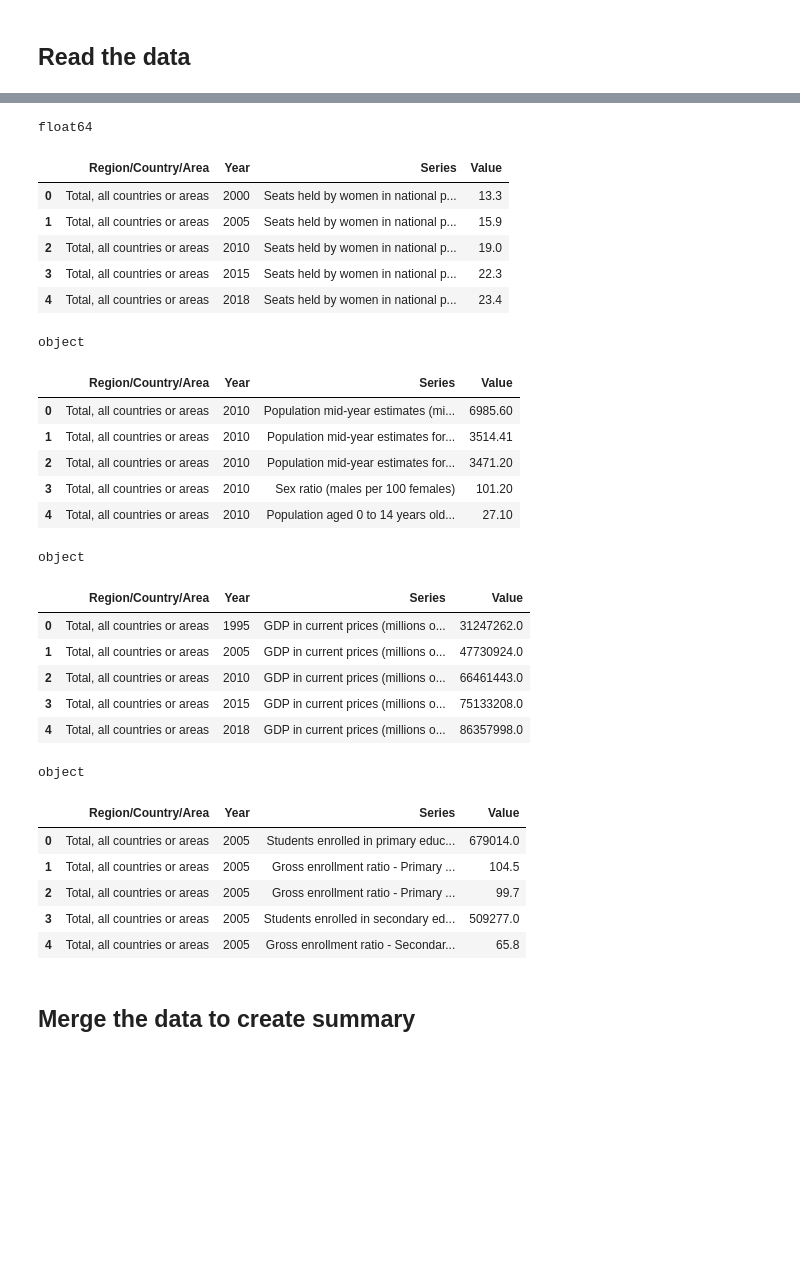
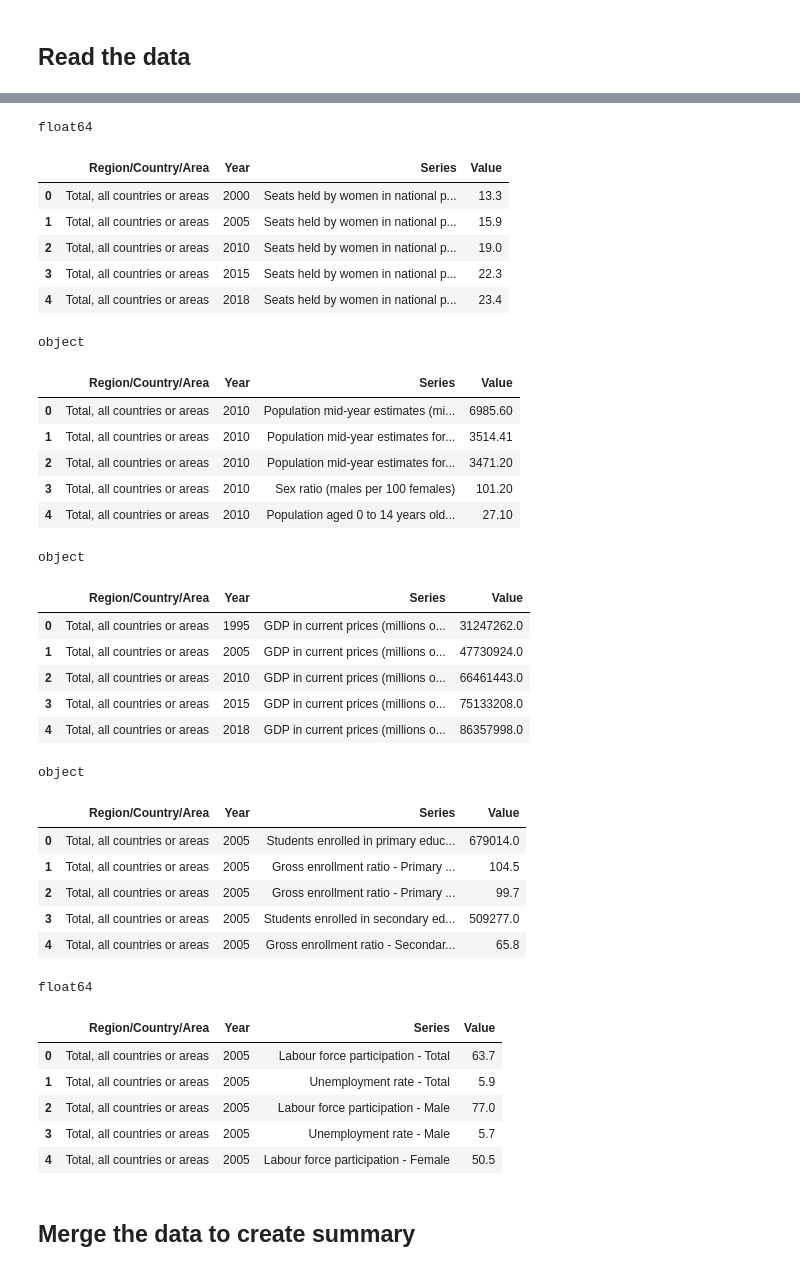
Before and after one commit to sreedevigattu/womeningovt, a Jupyter notebook: generateDS.ipynb, the cells around one changed output, grey strips where cells are left out. Saved outputs shown, nothing was run; the diff lists cells and outputs as text; code cells hidden in the pictures; blank space fills up the shorter version.

```diff
--- a/generateDS.ipynb
+++ b/generateDS.ipynb
@@ -14,7 +20,8 @@ This could be done either in excel or using mysql. Once this is approved, we can
 CSVs = [ "Seats held by women in Parliament.csv",
         "Population, Surface Area and Density.csv" ,
         "GDP and GDP Per Capita.csv",
-        "Education.csv"]
+        "Education.csv",
+        "Labour Force and Unemployment.csv"]
 COLS = ["Region/Country/Area", "Year", "Series", "Value"]
 COLS_INDEX = ['Region/Country/Area', 'Year']
 DFs = {}
@@ -37,33 +44,40 @@ for csv in CSVs:
 | 3 | Australia and New Zealand | Region |
 | 4 | Caribbean | Region |
 float64
 |  | Region/Country/Area | Year | Series | Value |
 | 0 | Total, all countries or areas | 2000 | Seats held by women in national p... | 13.3 |
 | 1 | Total, all countries or areas | 2005 | Seats held by women in national p... | 15.9 |
 | 2 | Total, all countries or areas | 2010 | Seats held by women in national p... | 19.0 |
 | 3 | Total, all countries or areas | 2015 | Seats held by women in national p... | 22.3 |
 | 4 | Total, all countries or areas | 2018 | Seats held by women in national p... | 23.4 |
 object
 |  | Region/Country/Area | Year | Series | Value |
 | 0 | Total, all countries or areas | 2010 | Population mid-year estimates (mi... | 6985.60 |
 | 1 | Total, all countries or areas | 2010 | Population mid-year estimates for... | 3514.41 |
 | 2 | Total, all countries or areas | 2010 | Population mid-year estimates for... | 3471.20 |
 | 3 | Total, all countries or areas | 2010 | Sex ratio (males per 100 females) | 101.20 |
 | 4 | Total, all countries or areas | 2010 | Population aged 0 to 14 years old... | 27.10 |
 object
 |  | Region/Country/Area | Year | Series | Value |
 | 0 | Total, all countries or areas | 1995 | GDP in current prices (millions o... | 31247262.0 |
 | 1 | Total, all countries or areas | 2005 | GDP in current prices (millions o... | 47730924.0 |
 | 2 | Total, all countries or areas | 2010 | GDP in current prices (millions o... | 66461443.0 |
 | 3 | Total, all countries or areas | 2015 | GDP in current prices (millions o... | 75133208.0 |
 | 4 | Total, all countries or areas | 2018 | GDP in current prices (millions o... | 86357998.0 |
 object
 |  | Region/Country/Area | Year | Series | Value |
 | 0 | Total, all countries or areas | 2005 | Students enrolled in primary educ... | 679014.0 |
 | 1 | Total, all countries or areas | 2005 | Gross enrollment ratio - Primary ... | 104.5 |
 | 2 | Total, all countries or areas | 2005 | Gross enrollment ratio - Primary ... | 99.7 |
 | 3 | Total, all countries or areas | 2005 | Students enrolled in secondary ed... | 509277.0 |
 | 4 | Total, all countries or areas | 2005 | Gross enrollment ratio - Secondar... | 65.8 |
+float64
+|  | Region/Country/Area | Year | Series | Value |
+| 0 | Total, all countries or areas | 2005 | Labour force participation - Total | 63.7 |
+| 1 | Total, all countries or areas | 2005 | Unemployment rate - Total | 5.9 |
+| 2 | Total, all countries or areas | 2005 | Labour force participation - Male | 77.0 |
+| 3 | Total, all countries or areas | 2005 | Unemployment rate - Male | 5.7 |
+| 4 | Total, all countries or areas | 2005 | Labour force participation - Female | 50.5 |
 # %% [markdown]
 ## Merge the data to create summary
 # %%
```
Also changed, not shown: parts of 6 cells of this notebook.
